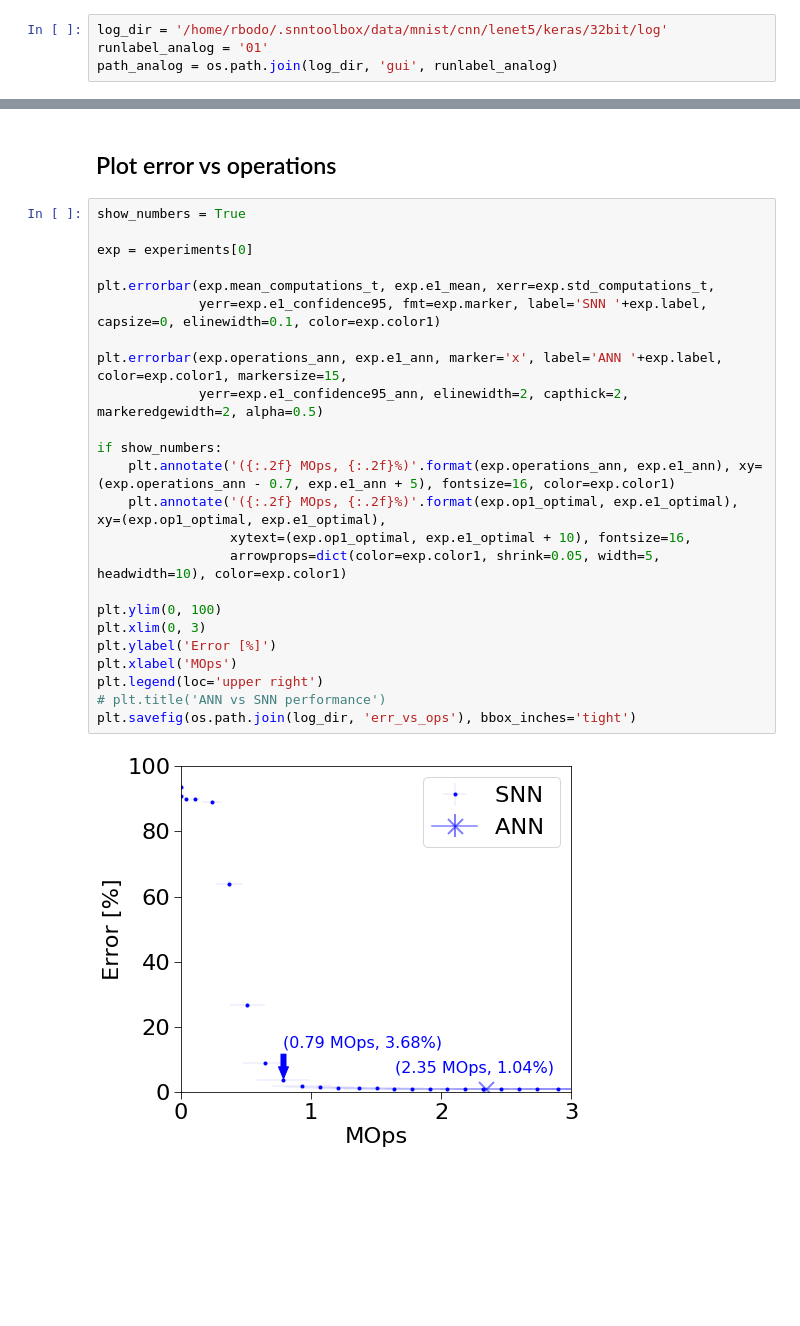
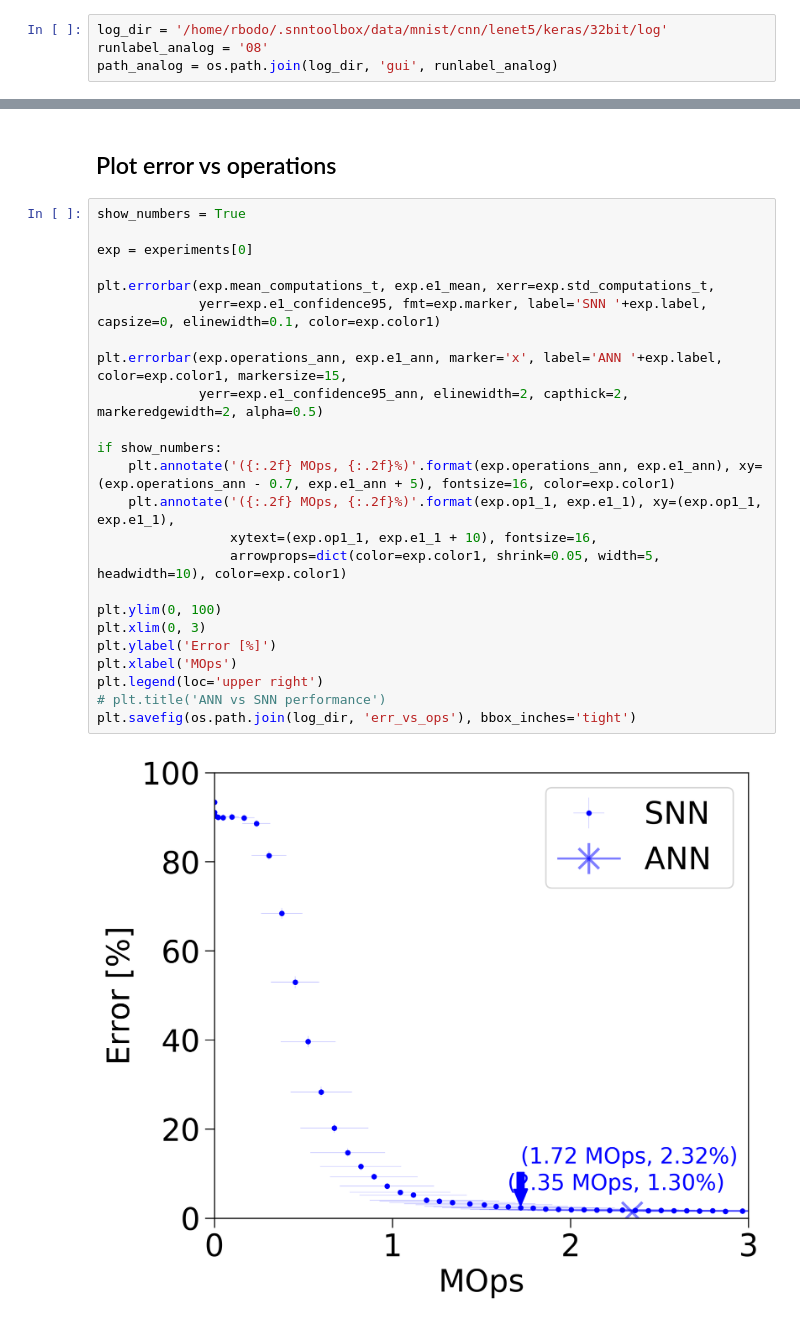
Before and after one commit to NeuromorphicProcessorProject/snn_toolbox, a Jupyter notebook: scripts/lenet5_performance.ipynb, the cells around one changed output, grey strips where cells are left out. Drawn from its saved outputs; the diff is of its cells as text; blank space fills up the shorter version.

```diff
--- a/scripts/lenet5_performance.ipynb
+++ b/scripts/lenet5_performance.ipynb
@@ -29,7 +29,7 @@ mpl.rcParams.update(plotproperties)
 ## Parameters and definitions
 # %%
 log_dir = '/home/rbodo/.snntoolbox/data/mnist/cnn/lenet5/keras/32bit/log'
-runlabel_analog = '01'
+runlabel_analog = '08'
 path_analog = os.path.join(log_dir, 'gui', runlabel_analog)
 # %%
 exp_analog = ExpResults(path_analog, '', '.')
@@ -39,29 +39,29 @@ experiments = [exp_analog]
 # %%
 show_numbers = True
 
 exp = experiments[0]
 
 plt.errorbar(exp.mean_computations_t, exp.e1_mean, xerr=exp.std_computations_t,
              yerr=exp.e1_confidence95, fmt=exp.marker, label='SNN '+exp.label, capsize=0, elinewidth=0.1, color=exp.color1)
 
 plt.errorbar(exp.operations_ann, exp.e1_ann, marker='x', label='ANN '+exp.label, color=exp.color1, markersize=15,
              yerr=exp.e1_confidence95_ann, elinewidth=2, capthick=2, markeredgewidth=2, alpha=0.5)
 
 if show_numbers:
     plt.annotate('({:.2f} MOps, {:.2f}%)'.format(exp.operations_ann, exp.e1_ann), xy=(exp.operations_ann - 0.7, exp.e1_ann + 5), fontsize=16, color=exp.color1)
-    plt.annotate('({:.2f} MOps, {:.2f}%)'.format(exp.op1_optimal, exp.e1_optimal), xy=(exp.op1_optimal, exp.e1_optimal),
-                 xytext=(exp.op1_optimal, exp.e1_optimal + 10), fontsize=16,
+    plt.annotate('({:.2f} MOps, {:.2f}%)'.format(exp.op1_1, exp.e1_1), xy=(exp.op1_1, exp.e1_1),
+                 xytext=(exp.op1_1, exp.e1_1 + 10), fontsize=16,
                  arrowprops=dict(color=exp.color1, shrink=0.05, width=5, headwidth=10), color=exp.color1)
 
 plt.ylim(0, 100)
 plt.xlim(0, 3)
 plt.ylabel('Error [%]')
 plt.xlabel('MOps')
 plt.legend(loc='upper right')
 # plt.title('ANN vs SNN performance')
 plt.savefig(os.path.join(log_dir, 'err_vs_ops'), bbox_inches='tight')
 # %% [output]
-[figure, old version]
+[figure, new version]
 # %%
 for exp in experiments:
     print(exp.label)
```
Also changed, not shown: parts of 1 cell of this notebook, 2 other files.
